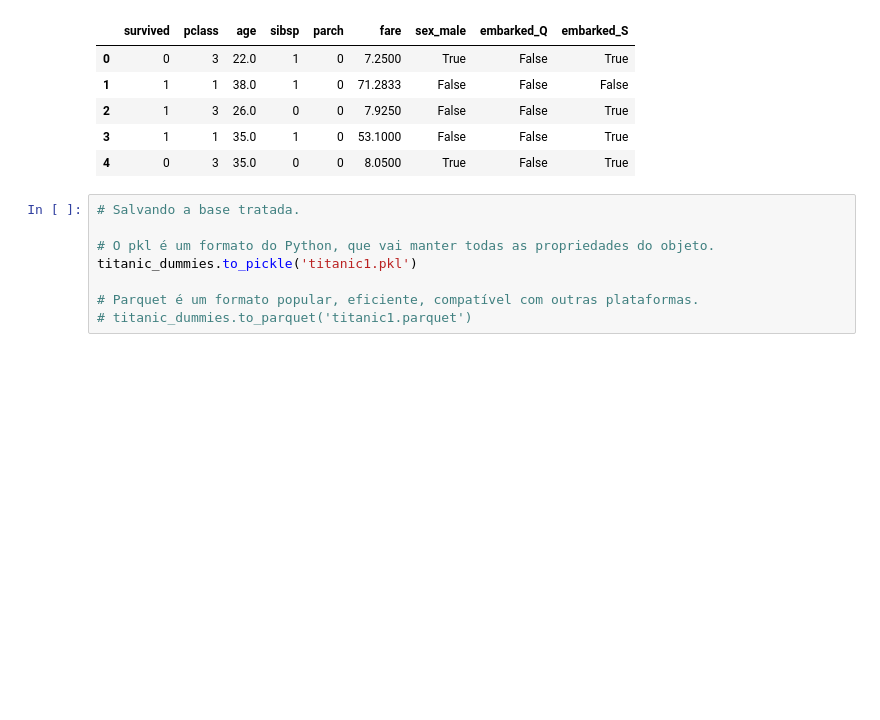
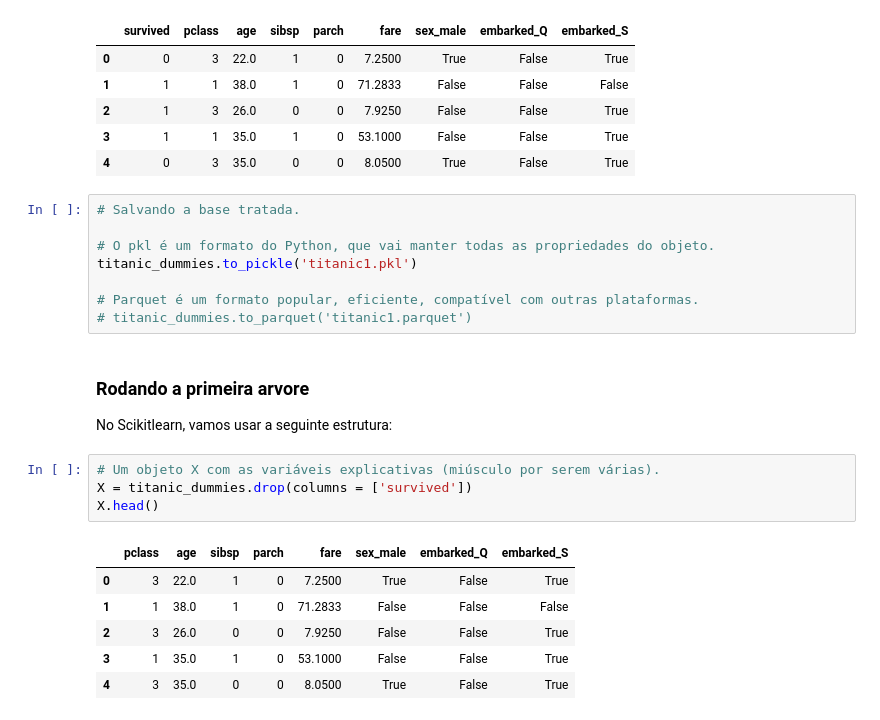
Before and after one commit to filipecarbonera/MBA_USP_Data_Science_Analytics, a Jupyter notebook: 11. Árvores, Redes e Ensemble Models/arvores.ipynb, the cells around one changed output. Drawn from its saved outputs; the diff is of its cells as text; blank space fills up the shorter version.

```diff
--- a/11. Árvores, Redes e Ensemble Models/arvores.ipynb
+++ b/11. Árvores, Redes e Ensemble Models/arvores.ipynb
@@ -148,3 +148,18 @@ titanic_dummies.to_pickle('titanic1.pkl')
 
 # Parquet é um formato popular, eficiente, compatível com outras plataformas.
 # titanic_dummies.to_parquet('titanic1.parquet')
+# %% [markdown]
+### Rodando a primeira arvore
+
+No Scikitlearn, vamos usar a seguinte estrutura:
+# %%
+# Um objeto X com as variáveis explicativas (miúsculo por serem várias).
+X = titanic_dummies.drop(columns = ['survived'])
+X.head()
+# %% [output]
+|  | pclass | age | sibsp | parch | fare | sex_male | embarked_Q | embarked_S |
+| 0 | 3 | 22.0 | 1 | 0 | 7.2500 | True | False | True |
+| 1 | 1 | 38.0 | 1 | 0 | 71.2833 | False | False | False |
+| 2 | 3 | 26.0 | 0 | 0 | 7.9250 | False | False | True |
+| 3 | 1 | 35.0 | 1 | 0 | 53.1000 | False | False | True |
+| 4 | 3 | 35.0 | 0 | 0 | 8.0500 | True | False | True |
```
Also changed, not shown: parts of 9 cells of this notebook.
